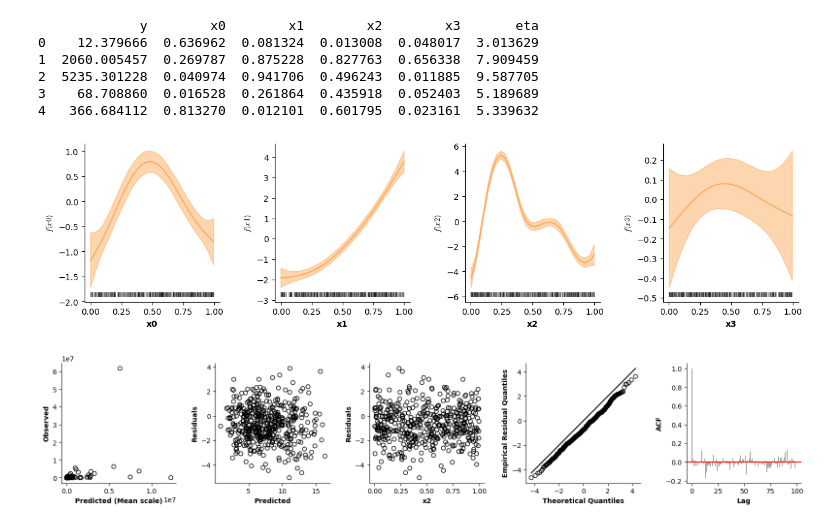
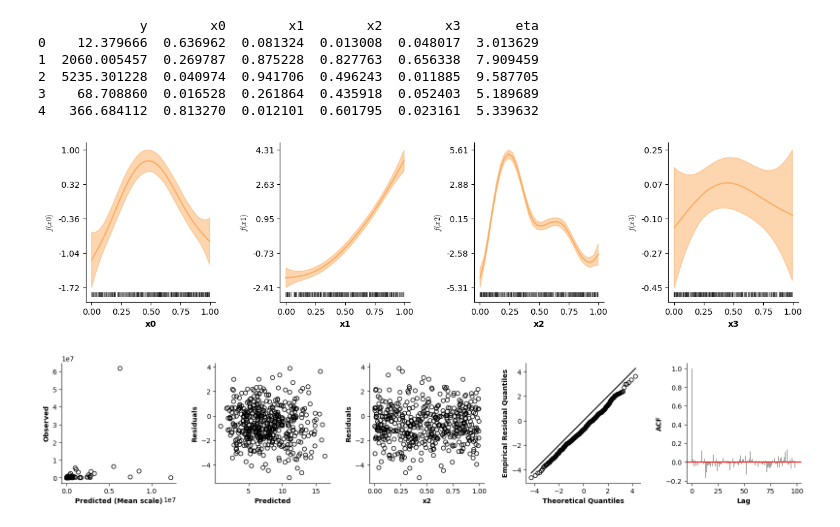
Before and after one commit to JoKra1/mssmViz, a Jupyter notebook: 1) GAMMs.ipynb, the cells around one changed output. Saved outputs shown, nothing was run; the diff lists cells and outputs as text; code cells hidden in the pictures.

```diff
--- a/1) GAMMs.ipynb
+++ b/1) GAMMs.ipynb
@@ -1024,16 +1024,16 @@ gamma_formula = Formula(lhs("y"),[i(),f(["x0"]),f(["x1"]),f(["x2"]),f(["x3"])],d
 
 # By default, the Gamma family assumes that the model predictions match log(\mu_i), i.e., a log-link is used.
 gamma_model = GAMM(gamma_formula,Gamma())
-gamma_model.fit()
+gamma_model.fit(max_outer=200,max_inner=1,extend_lambda=False)
 # %%
 # Remember: by default the effects are plotted on the scale of the linear predictor - set the `response_scale=True` argument
 # to make sure that plots are on the scale of the mean of the RVs.
 fig = plt.figure(figsize=(4*single_size,single_size),layout='constrained')
 axs = fig.subplots(1,4,gridspec_kw={"wspace":0.1})
-plot(gamma_model,axs=axs,response_scale=False)
+plot(gamma_model,axs=axs)
 plt.show()
 # %% [output]
-[figure, old version]
+[figure, new version]
 # %%
 # Model validation remains just as crucial for GAMMS as it was for AMMS!
 # We can check the model by inspecting standardized (deviance) residuals (see Wood, 2017 for details) - if the model
```
Also changed, not shown: parts of 39 cells of this notebook, 3 other files.
